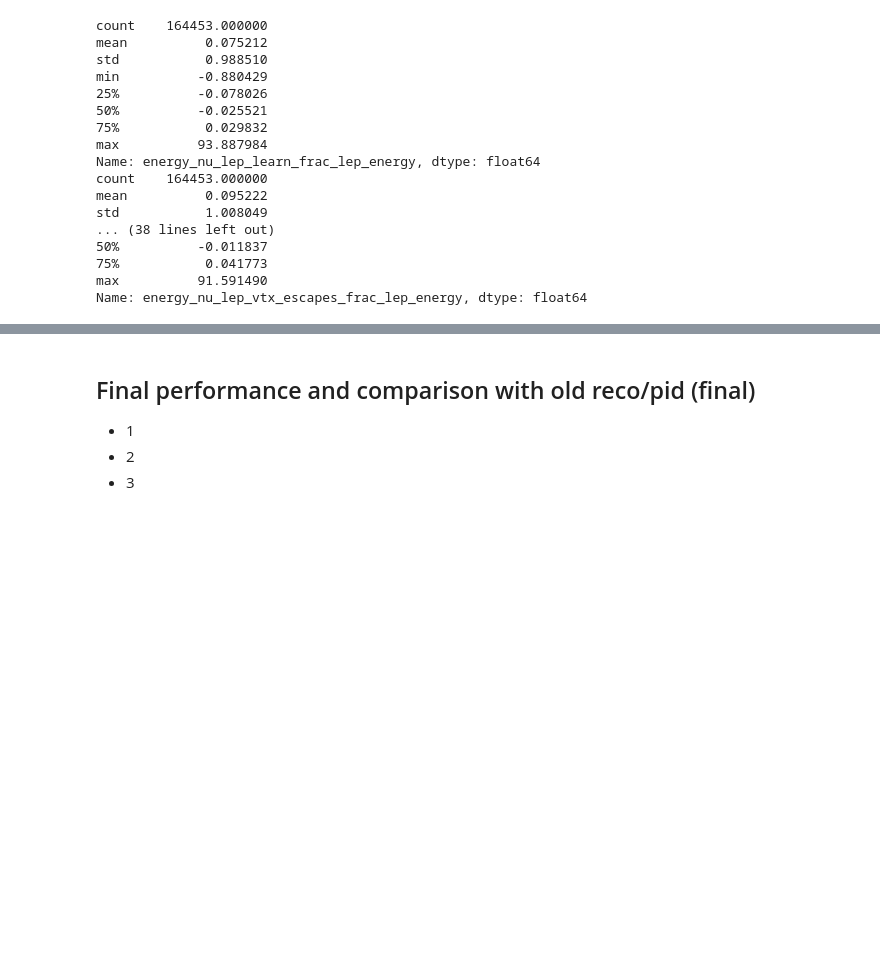
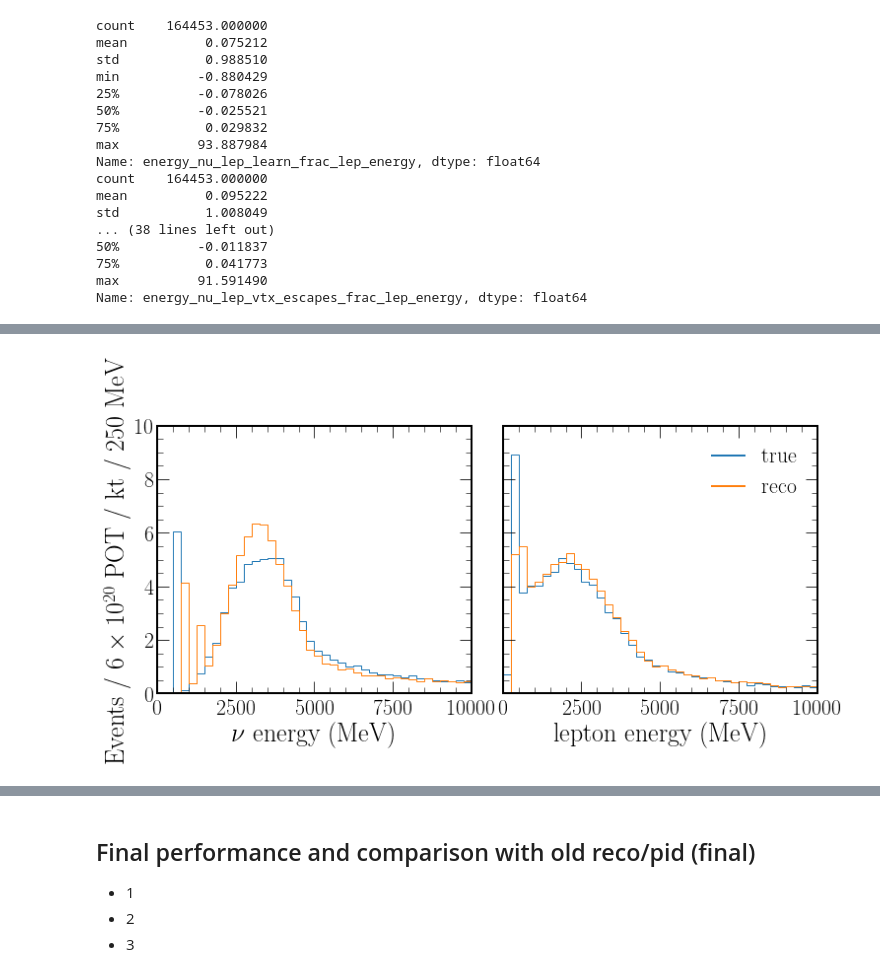
Before and after one commit to chipsneutrino/chips-net, a Jupyter notebook: analysis.ipynb, the cells around one changed output, grey strips where cells are left out. Cells and saved outputs as stored; diff of their text form; code cells hidden in the pictures; blank space fills up the shorter version.

```diff
--- a/analysis.ipynb
+++ b/analysis.ipynb
@@ -1181,24 +1304,26 @@ flux_ev, outs = chipsnet.utils.evaluate(config, "flux", ["final_nuel_cc_e", "fin
 # %%
 fig, axs = plt.subplots(1, 2, figsize=(12, 5), gridspec_kw={"hspace": 0.1, "wspace": 0.1})
 axs[0].hist(flux_ev[(flux_ev["t_comb_cat"] == 0) & (flux_ev["t_lep_energy"] != 0.0)]['t_nu_energy'],
             weights=flux_ev[(flux_ev["t_comb_cat"] == 0) & (flux_ev["t_lep_energy"] != 0.0)]['w'],
             range=(0, 10000), bins=40, histtype='step', color="tab:blue")
 axs[0].hist(flux_ev[(flux_ev["t_comb_cat"] == 0) & (flux_ev["t_lep_energy"] != 0.0)]['final_nuel_cc_e_pred_t_nu_energy'],
             weights=flux_ev[(flux_ev["t_comb_cat"] == 0) & (flux_ev["t_lep_energy"] != 0.0)]['w'],
             range=(0, 10000), bins=40, histtype='step', color="tab:orange")
 axs[0].set(xlabel=r"$\nu$ energy (MeV)", ylabel=r"Events / $6\times10^{20}$ POT / kt / 250 MeV")
 axs[0].label_outer()
-axs[0].set_ylim(0, 2.5)
+axs[0].set_ylim(0, 10)
 axs[1].hist(flux_ev[(flux_ev["t_comb_cat"] == 0) & (flux_ev["t_lep_energy"] != 0.0)]['t_lep_energy'],
             weights=flux_ev[(flux_ev["t_comb_cat"] == 0) & (flux_ev["t_lep_energy"] != 0.0)]['w'],
             range=(0, 10000), bins=40, histtype='step', color="tab:blue")
 axs[1].hist(flux_ev[(flux_ev["t_comb_cat"] == 0) & (flux_ev["t_lep_energy"] != 0.0)]['final_nuel_cc_e_pred_t_lep_energy'],
             weights=flux_ev[(flux_ev["t_comb_cat"] == 0) & (flux_ev["t_lep_energy"] != 0.0)]['w'],
             range=(0, 10000), bins=40, histtype='step', color="tab:orange")
 axs[1].set(xlabel=r"lepton energy (MeV)")
 axs[1].label_outer()
-axs[1].set_ylim(0, 2.5)
+axs[1].set_ylim(0, 10)
 single = Line2D([0], [0], color="tab:blue", linewidth=2, linestyle="solid", label="true")
 multi = Line2D([0], [0], color="tab:orange", linewidth=2, linestyle="solid", label="reco")
 axs[1].legend(handles=[single, multi], loc="upper right")
-chipsnet.plotting.save(save_path + "energy_samples_dists")
+chipsnet.plotting.save(save_path + "energy_split_dists")
+# %% [output]
+[figure, added]
```
Also changed, not shown: parts of 53 cells of this notebook, 3 other files.
